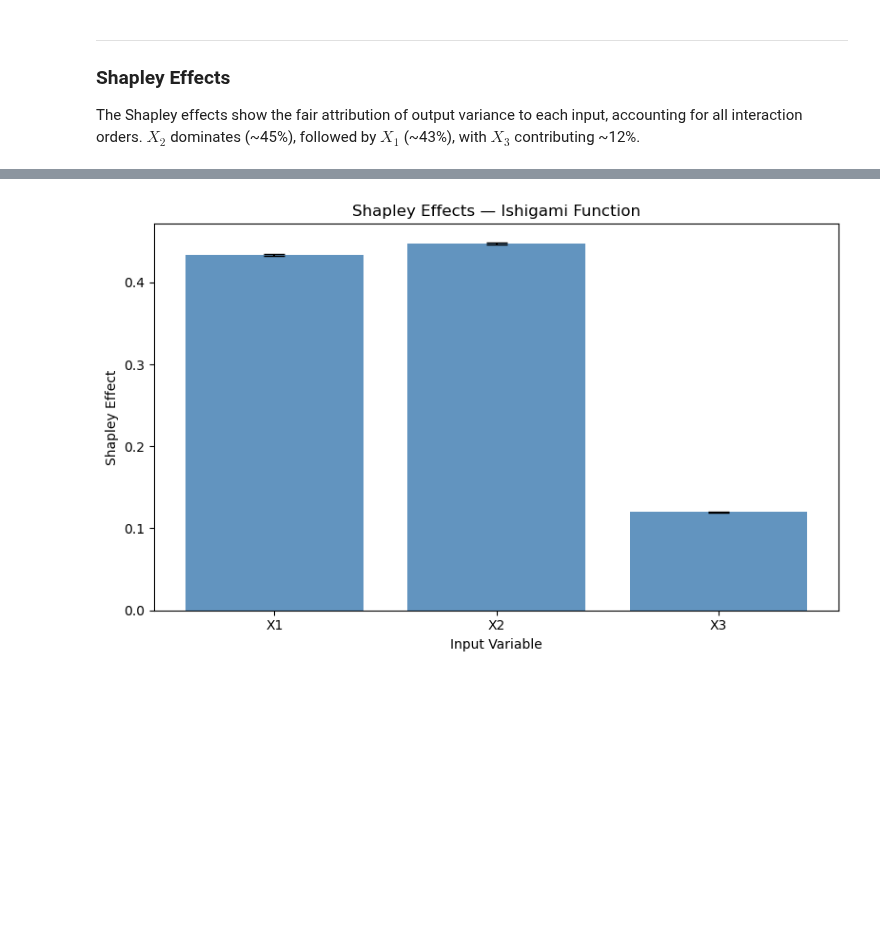
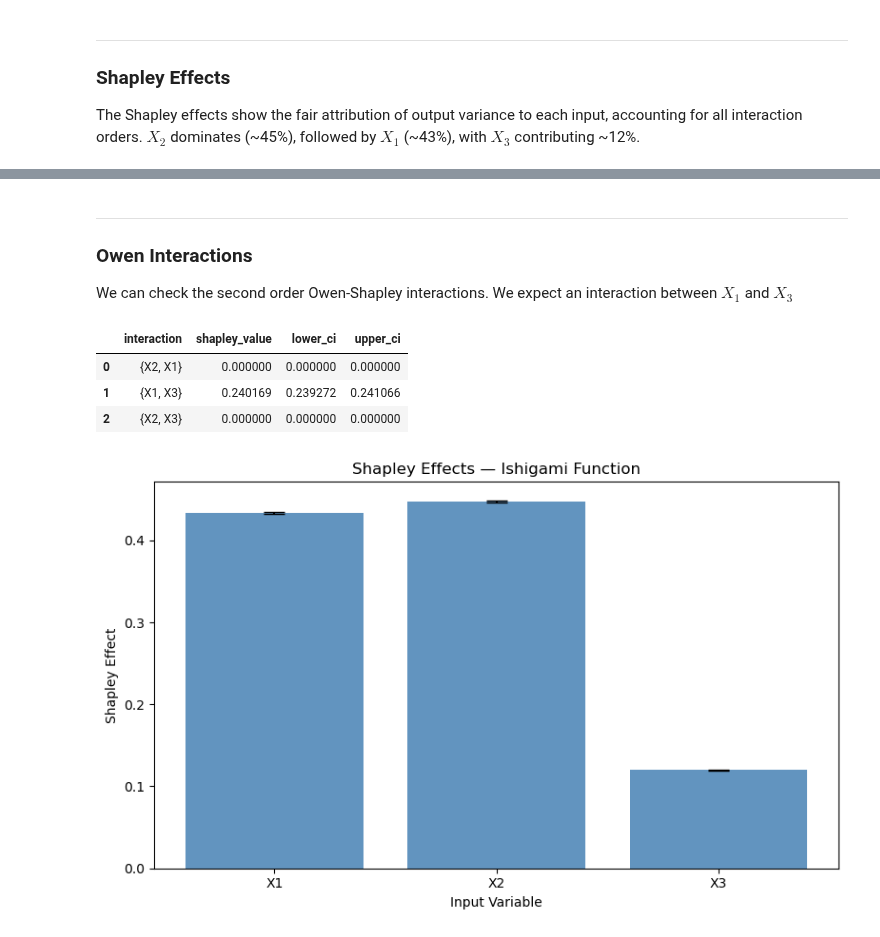
Before and after one commit to frbennett/shapleyx, a Jupyter notebook: Examples/ishigami.ipynb, the cells around one changed output, grey strips where cells are left out. Saved outputs shown, nothing was run; the diff lists cells and outputs as text; code cells hidden in the pictures; blank space fills up the shorter version.

```diff
--- a/Examples/ishigami.ipynb
+++ b/Examples/ishigami.ipynb
@@ -139,3 +139,15 @@ shap
+# %% [markdown]
+---
+### Owen Interactions
+
+We can check the second order Owen-Shapley interactions. We expect an interaction between $X_1$ and $X_3$
+# %%
+model.get_interactions(2)
+# %% [output]
+|  | interaction | shapley_value | lower_ci | upper_ci |
+| 0 | {X2, X1} | 0.000000 | 0.000000 | 0.000000 |
+| 1 | {X1, X3} | 0.240169 | 0.239272 | 0.241066 |
+| 2 | {X2, X3} | 0.000000 | 0.000000 | 0.000000 |
 # %%
 fig, ax = plt.subplots(figsize=(8, 5))
 ax.bar(shap['label'], shap['scaled effect'],
```
Also changed, not shown: parts of 3 cells of this notebook, 10 other files.
